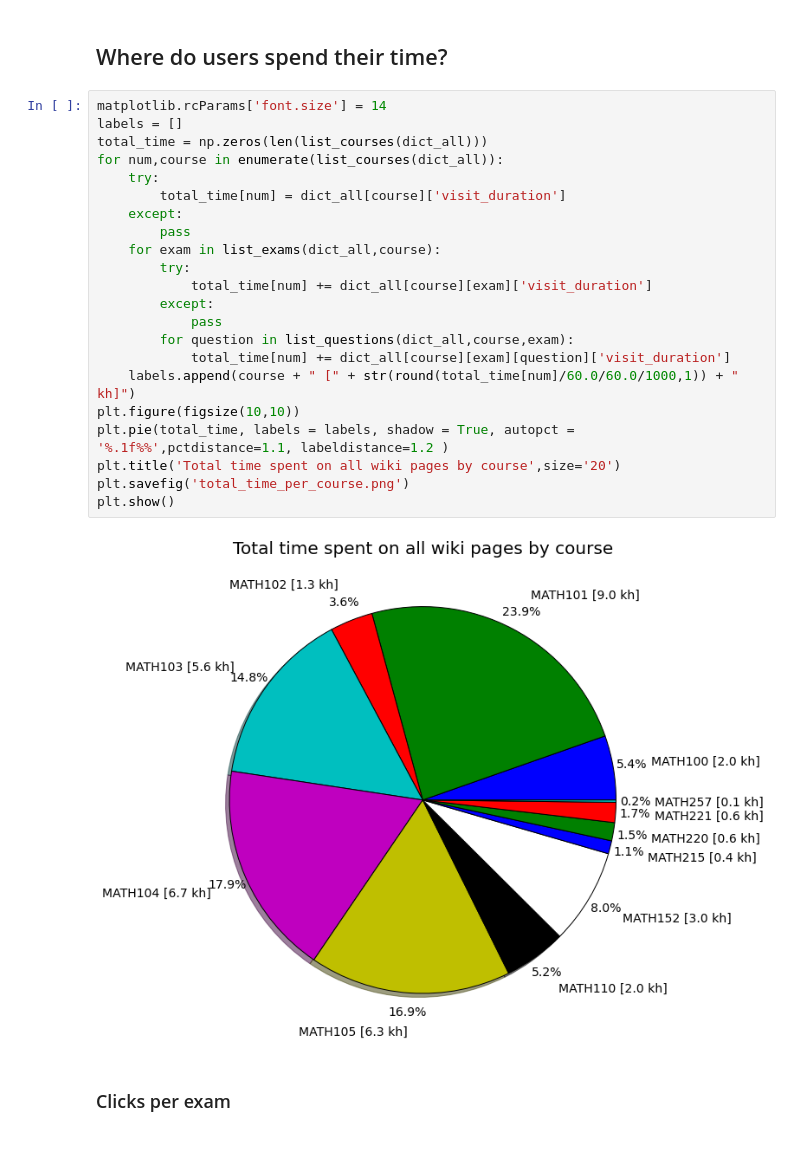
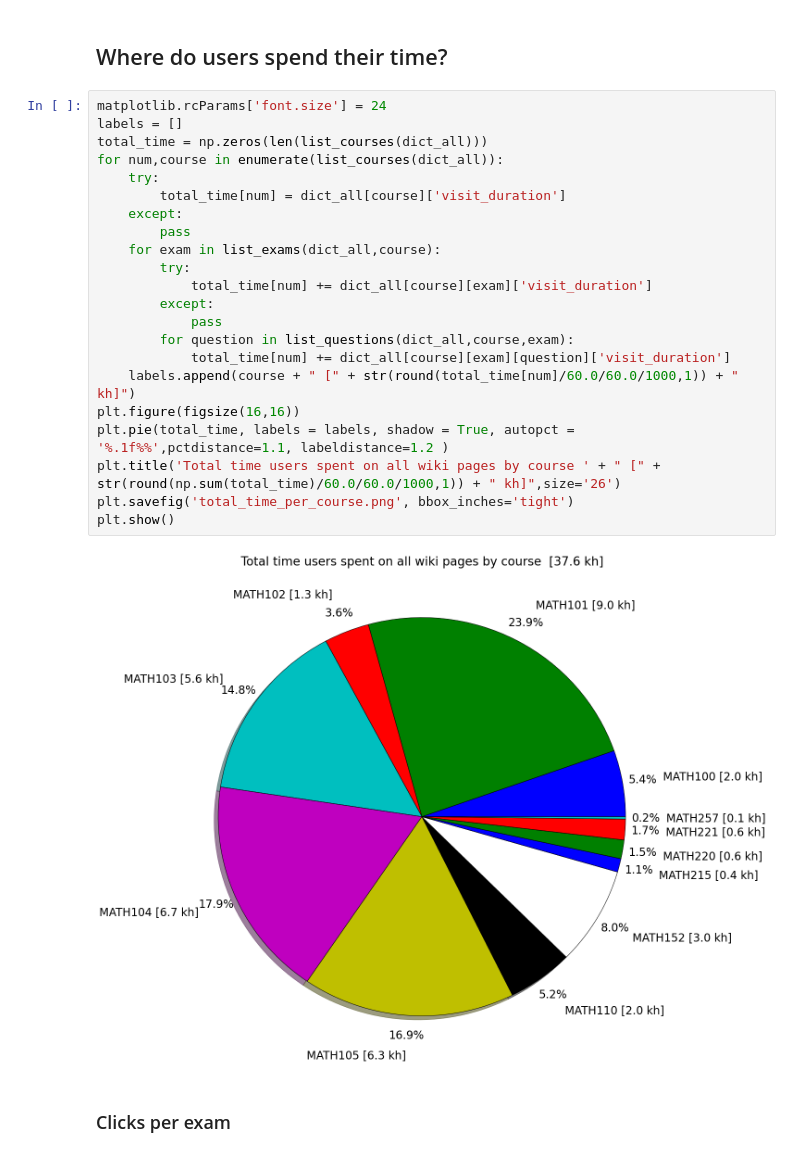
Before and after one commit to MathEducationResources/google-analytics, a Jupyter notebook: mer_py_google_analytics.ipynb, the cells around one changed output. Cells and saved outputs as stored; diff of their text form.

Commit message:
Add total time spent on all pages. Fixes savefig error.

```diff
--- a/mer_py_google_analytics.ipynb
+++ b/mer_py_google_analytics.ipynb
@@ -100,29 +100,29 @@ Term 2, 2013: 403923 clicks
 # %% [markdown]
 ## Where do users spend their time?
 # %%
-matplotlib.rcParams['font.size'] = 14
+matplotlib.rcParams['font.size'] = 24
 labels = []
 total_time = np.zeros(len(list_courses(dict_all)))
 for num,course in enumerate(list_courses(dict_all)):
     try:
         total_time[num] = dict_all[course]['visit_duration']
     except:
         pass
     for exam in list_exams(dict_all,course):
         try:
             total_time[num] += dict_all[course][exam]['visit_duration']
         except:
             pass
         for question in list_questions(dict_all,course,exam):
             total_time[num] += dict_all[course][exam][question]['visit_duration']
     labels.append(course + " [" + str(round(total_time[num]/60.0/60.0/1000,1)) + " kh]")
-plt.figure(figsize(10,10))
+plt.figure(figsize(16,16))
 plt.pie(total_time, labels = labels, shadow = True, autopct = '%.1f%%',pctdistance=1.1, labeldistance=1.2 )
-plt.title('Total time spent on all wiki pages by course',size='20')
-plt.savefig('total_time_per_course.png')
+plt.title('Total time users spent on all wiki pages by course ' + " [" + str(round(np.sum(total_time)/60.0/60.0/1000,1)) + " kh]",size='26')
+plt.savefig('total_time_per_course.png', bbox_inches='tight')
 plt.show()
 # %% [output]
-[figure, old version]
+[figure, new version]
 # %% [markdown]
 ### Clicks per exam
 # %% [markdown]
```
